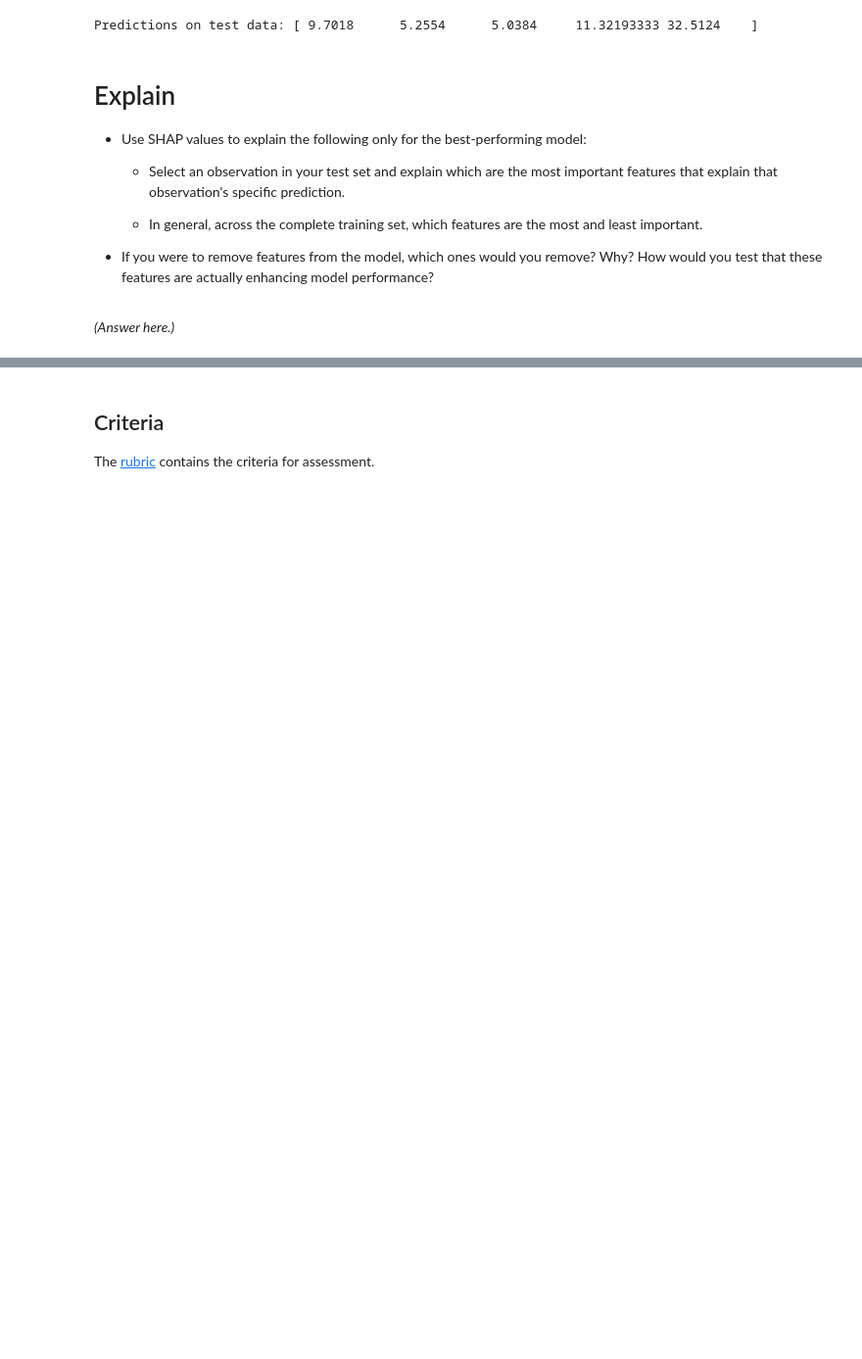
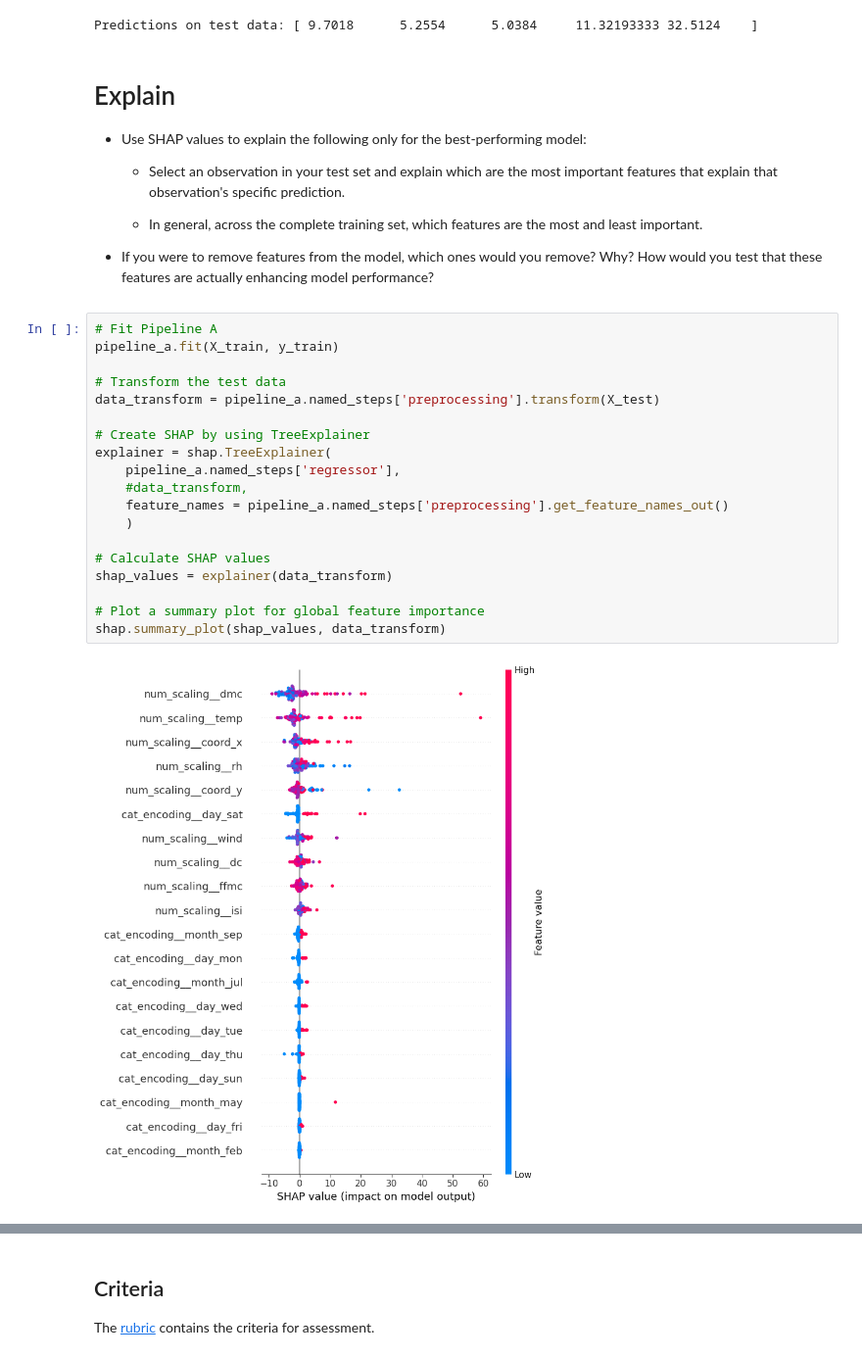
Before and after one commit to lthurair/production, a Jupyter notebook: 02_activities/assignments/assignment_2.ipynb, the cells around one changed output, grey strips where cells are left out. Shown at 98% size. Drawn from its saved outputs; the diff is of its cells as text; blank space fills up the shorter version.

```diff
--- a/02_activities/assignments/assignment_2.ipynb
+++ b/02_activities/assignments/assignment_2.ipynb
@@ -574,5 +571,24 @@ Predictions on test data: [ 9.7018      5.2554      5.0384     11.32193333 32.51
     - In general, across the complete training set, which features are the most and least important.
 
 + If you were to remove features from the model, which ones would you remove? Why? How would you test that these features are actually enhancing model performance?
-# %% [markdown]
-*(Answer here.)*
+# %%
+# Fit Pipeline A
+pipeline_a.fit(X_train, y_train)
+
+# Transform the test data
+data_transform = pipeline_a.named_steps['preprocessing'].transform(X_test)
+
+# Create SHAP by using TreeExplainer
+explainer = shap.TreeExplainer(
+    pipeline_a.named_steps['regressor'],
+    #data_transform,
+    feature_names = pipeline_a.named_steps['preprocessing'].get_feature_names_out()
+    )
+
+# Calculate SHAP values
+shap_values = explainer(data_transform)
+
+# Plot a summary plot for global feature importance
+shap.summary_plot(shap_values, data_transform)
+# %% [output]
+[figure, added]
```
Also changed, not shown: parts of 9 cells of this notebook.
